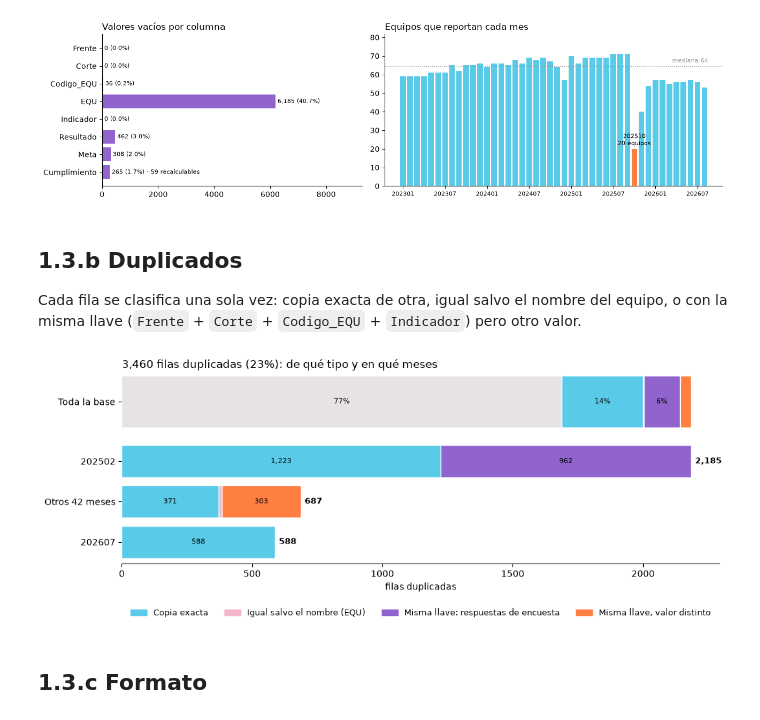
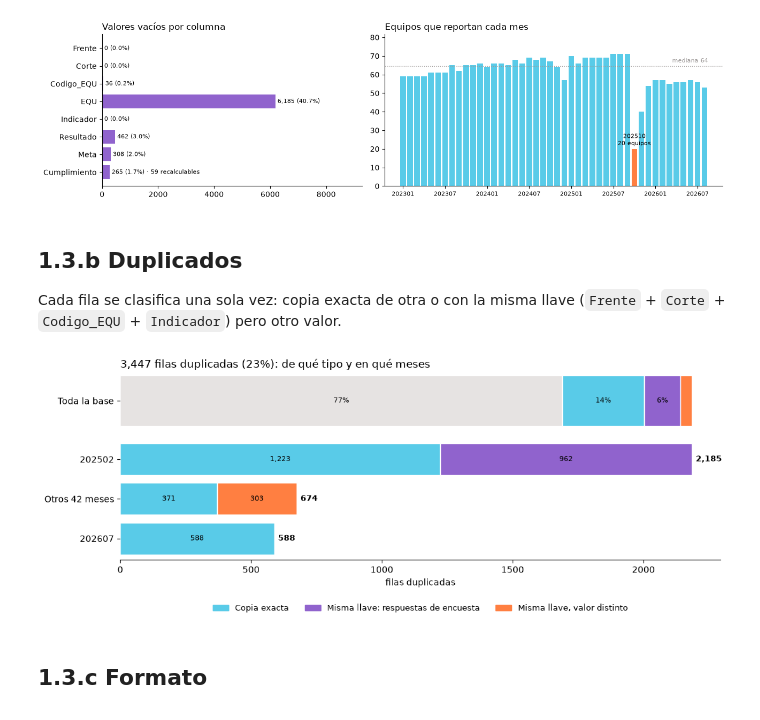
Before and after one commit to santiagoneusa/cib-de-technical-interview, a Jupyter notebook: 1_experimentacion/notebooks/1_3_evaluacion_calidad.ipynb, the cells around one changed output. Cells and saved outputs as stored; diff of their text form; code cells hidden in the pictures.

```diff
--- a/1_experimentacion/notebooks/1_3_evaluacion_calidad.ipynb
+++ b/1_experimentacion/notebooks/1_3_evaluacion_calidad.ipynb
@@ -108,47 +108,46 @@ plt.show()
 # %% [markdown]
 ## 1.3.b Duplicados
 
-Cada fila se clasifica una sola vez: copia exacta de otra, igual salvo el nombre del equipo, o con la misma llave (`Frente` + `Corte` + `Codigo_EQU` + `Indicador`) pero otro valor.
+Cada fila se clasifica una sola vez: copia exacta de otra o con la misma llave (`Frente` + `Corte` + `Codigo_EQU` + `Indicador`) pero otro valor.
 # %%
 COLUMNAS = ["Frente", "Corte", "Codigo_EQU", "EQU", "Indicador", "Resultado", "Meta", "Cumplimiento"]
 LLAVE = ["Frente", "Corte", "codigo_equipo", "Indicador"]
-TIPOS = {"Sin duplicado": GRIS_CLARO, "Copia exacta": AZUL, "Igual salvo el nombre (EQU)": ROSADO,
+TIPOS = {"Sin duplicado": GRIS_CLARO, "Copia exacta": AZUL,
          "Misma llave: respuestas de encuesta": MORADO, "Misma llave, valor distinto": NARANJA}
 
 tipo_duplicado = pd.Series("Sin duplicado", index=kpis.index)
 tipo_duplicado[kpis.duplicated(COLUMNAS)] = "Copia exacta"
-tipo_duplicado[(tipo_duplicado == "Sin duplicado") & kpis.duplicated(LLAVE + ["Resultado", "Meta", "Cumplimiento"])] = "Igual salvo el nombre (EQU)"
 pendientes = kpis[(tipo_duplicado == "Sin duplicado") & kpis["codigo_equipo"].notna()]
 en_conflicto = pendientes.index[pendientes.duplicated(LLAVE, keep=False)]
 es_encuesta = (kpis["Corte"] == "202502") & kpis["Indicador"].isin(["Percepción", "Adopción"])
 tipo_duplicado[en_conflicto] = "Misma llave, valor distinto"
 tipo_duplicado[en_conflicto[es_encuesta[en_conflicto]]] = "Misma llave: respuestas de encuesta"
 
 conteo = tipo_duplicado.value_counts().reindex(list(TIPOS), fill_value=0)
 duplicadas = tipo_duplicado != "Sin duplicado"
 meses_top = kpis.loc[duplicadas, "Corte"].value_counts().index[:2]
 grupo_mes = kpis["Corte"].where(kpis["Corte"].isin(meses_top), f"Otros {kpis['Corte'].nunique() - 2} meses")
 por_mes = pd.crosstab(grupo_mes, tipo_duplicado).reindex(columns=list(TIPOS)[1:], fill_value=0)
 por_mes = por_mes.loc[por_mes.sum(axis=1).sort_values().index]
 
 fig, (arriba, abajo) = plt.subplots(2, 1, figsize=(11, 4.4), gridspec_kw={"height_ratios": [1, 2.2]})
 barra_apilada(arriba, 0, conteo / TOTAL, TIPOS, texto=lambda g, v: f"{v:.0%}" if v >= 0.04 else "")
 arriba.set_yticks([0], ["Toda la base"])
 arriba.set_xticks([])
 arriba.set_title(f"{duplicadas.sum():,} filas duplicadas ({duplicadas.mean():.0%}): de qué tipo y en qué meses", loc="left")
 limpiar_ejes(arriba, ("top", "right", "bottom", "left"))
 
 for j, (mes, fila) in enumerate(por_mes.iterrows()):
     barra_apilada(abajo, j, fila, TIPOS, texto=lambda g, v: f"{v:,}" if v >= 80 else "")
     abajo.text(fila.sum() + 15, j, f"{fila.sum():,}", va="center", fontsize=9, fontweight="bold")
 abajo.set_yticks(range(len(por_mes)), por_mes.index)
 abajo.set_xlabel("filas duplicadas")
 leyenda(abajo, {t: c for t, c in TIPOS.items() if t != "Sin duplicado"}, ncol=4, y=-0.3)
 limpiar_ejes(abajo, ("top", "right", "left"))
 plt.tight_layout()
 plt.show()
 # %% [output]
-[figure, old version]
+[figure, new version]
 # %% [markdown]
 ## 1.3.c Formato
 # %%
```
Also changed, not shown: parts of 2 cells of this notebook, 3 other files.
